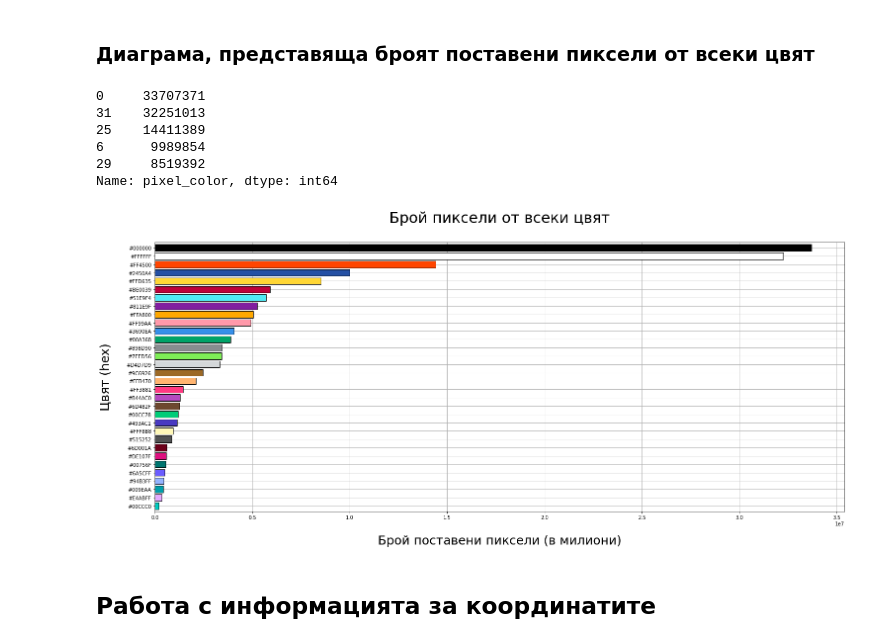
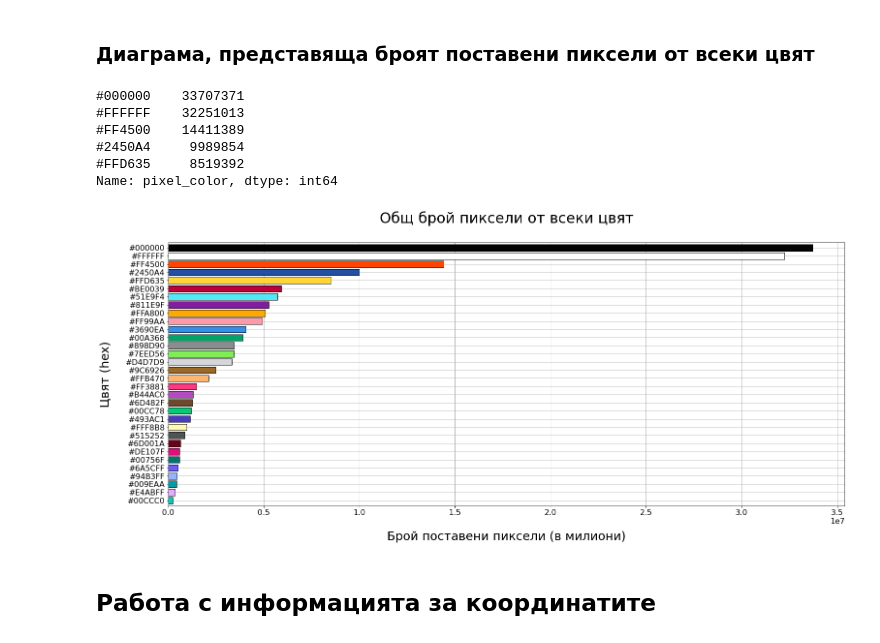
Before and after one commit to Denis-Iv/Analyzing-Social-Experiment, a Jupyter notebook: visualize_data.ipynb, the cells around one changed output. Drawn from its saved outputs; the diff is of its cells as text; code cells hidden in the pictures.

```diff
--- a/visualize_data.ipynb
+++ b/visualize_data.ipynb
@@ -14,7 +14,7 @@ AXIS_PADDING = 30
 
 FIGSIZE = (25,10)
 # %%
-plt.rcParams['font.size'] = 15
+plt.rcParams['font.size'] = 16
 # %% [markdown]
 # Импортиране на файлове
 # %%
@@ -28,7 +28,7 @@ ddf_users.head()
 | 3 | tc273UiqS0wKa6VwiOs/iz/t4LyPYrhL2... |
 | 4 | OOWsU/HLb4UUkQwclDeXFtsJTOXMlAdNH... |
 # %%
-ddf_main = dd.read_csv('..\\data\\raw\\2022_place_canvas_history_optimized.csv')
+ddf_main = dd.read_csv('..\\data\\raw\\2022_place_canvas_history_core.csv')
 ddf_main.head()
 # %% [output]
 |  | timestamp | pixel_color | coordinate |
@@ -173,35 +136,31 @@ def parse_pixel_color(pixel_color):
 most_used_colors = ddf_main.pixel_color.value_counts().compute()
 most_used_colors.head()
 # %% [output]
-0     33707371
-31    32251013
-25    14411389
-6      9989854
-29     8519392
+#000000    33707371
+#FFFFFF    32251013
+#FF4500    14411389
+#2450A4     9989854
+#FFD635     8519392
 Name: pixel_color, dtype: int64
 # %%
 color_bars = []
 for color_num in most_used_colors.iteritems():
-    color_bars.append(parse_pixel_color(color_num[0])[0])
+    color_bars.append(color_num[0])
 
 plot = most_used_colors.plot(figsize=FIGSIZE, kind='barh', color=color_bars, edgecolor='black', zorder=3, width=0.8)
 
-plot.set_title('Брой пиксели от всеки цвят', pad=TITLE_PADDING, fontsize=TITLE_FONT_SIZE)
+plot.set_title('Общ брой пиксели от всеки цвят', pad=TITLE_PADDING, fontsize=TITLE_FONT_SIZE)
 plot.set_xlabel('Брой поставени пиксели (в милиони)', labelpad=AXIS_PADDING, fontsize=AXIS_FONT_SIZE)
 plot.set_ylabel('Цвят (hex)', labelpad=AXIS_PADDING, fontsize=AXIS_FONT_SIZE)
 
-colors_names = []
-for color_hex in most_used_colors.iteritems():
-    colors_names.append(parse_pixel_color(color_hex[0])[0])
-
-plot.set_yticklabels(colors_names)
+plot.set_yticklabels(color_bars)
 
 plot.set_xscale('linear')
 plot.invert_yaxis()
 
 plot.grid(visible=True, zorder=0)
 # %% [output]
-[figure, old version]
+[figure, new version]
 # %% [markdown]
 ## Работа с информацията за координатите
 # %%
```
Also changed, not shown: parts of 8 cells of this notebook, 2 other files.
